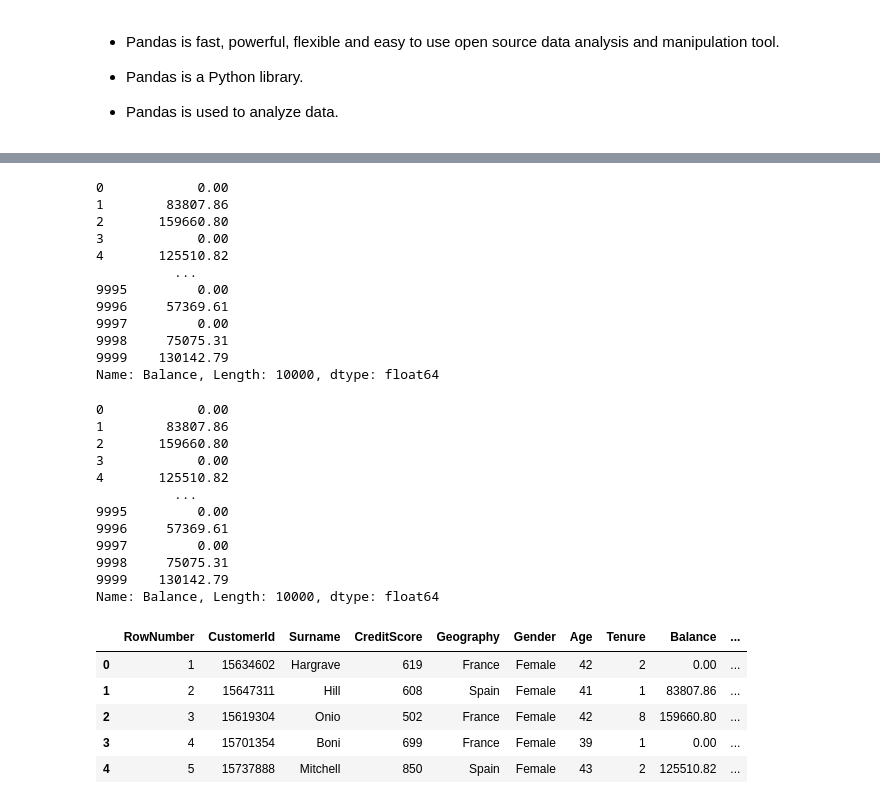
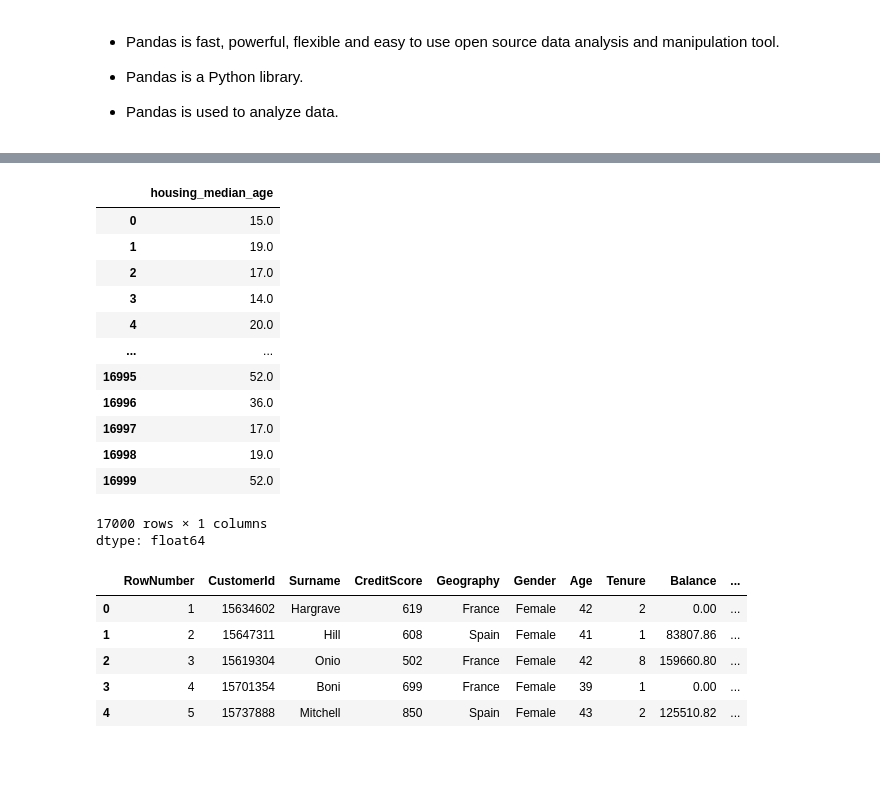
Before and after one commit to cyberslackk/python, a Jupyter notebook: Pandas.ipynb, the cells around one changed output, grey strips where cells are left out. Drawn from its saved outputs; the diff is of its cells as text; code cells hidden in the pictures; blank space fills up the shorter version.

```diff
--- a/Pandas.ipynb
+++ b/Pandas.ipynb
@@ -139,33 +170,21 @@ df.sort_values('Age')
-# %%
-df['Balance']
-# %% [output]
-0            0.00
-1        83807.86
-2       159660.80
-3            0.00
-4       125510.82
-          ...
-9995         0.00
-9996     57369.61
-9997         0.00
-9998     75075.31
-9999    130142.79
-Name: Balance, Length: 10000, dtype: float64
-# %%
-df.Balance
-# %% [output]
-0            0.00
-1        83807.86
-2       159660.80
-3            0.00
-4       125510.82
-          ...
-9995         0.00
-9996     57369.61
-9997         0.00
-9998     75075.31
-9999    130142.79
-Name: Balance, Length: 10000, dtype: float64
+# %%
+df.housing_median_age
+# df['housing_median_age'] --> This way is better because its a standard way to represent the column.
+# %% [output]
+|  | housing_median_age |
+| 0 | 15.0 |
+| 1 | 19.0 |
+| 2 | 17.0 |
+| 3 | 14.0 |
+| 4 | 20.0 |
+| ... | ... |
+| 16995 | 52.0 |
+| 16996 | 36.0 |
+| 16997 | 17.0 |
+| 16998 | 19.0 |
+| 16999 | 52.0 |
+17000 rows × 1 columns
+dtype: float64
 # %%
 df['New Balance'] = df['Balance'] + 1000
 df.head(5)
```
Also changed, not shown: parts of 15 cells of this notebook.
